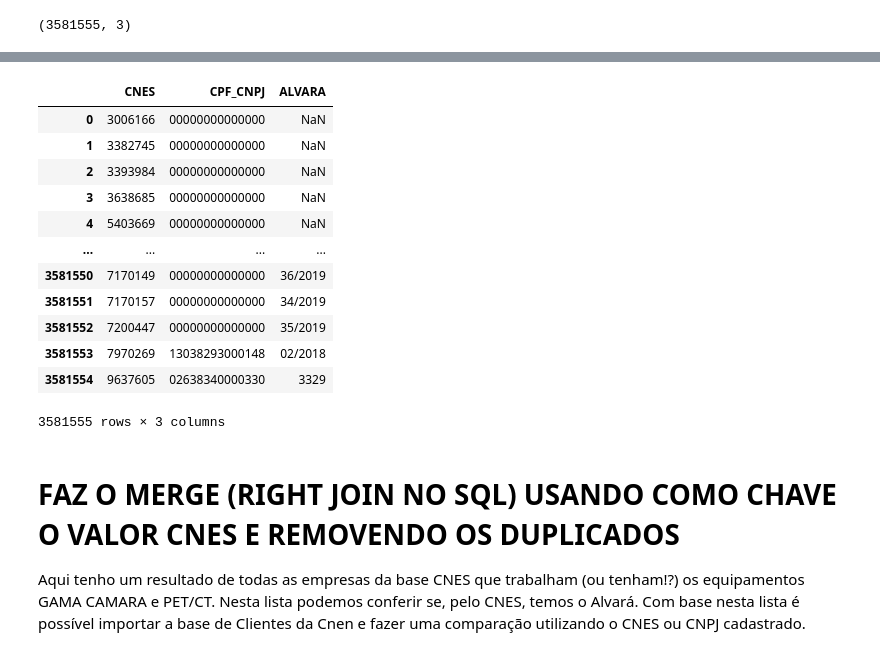
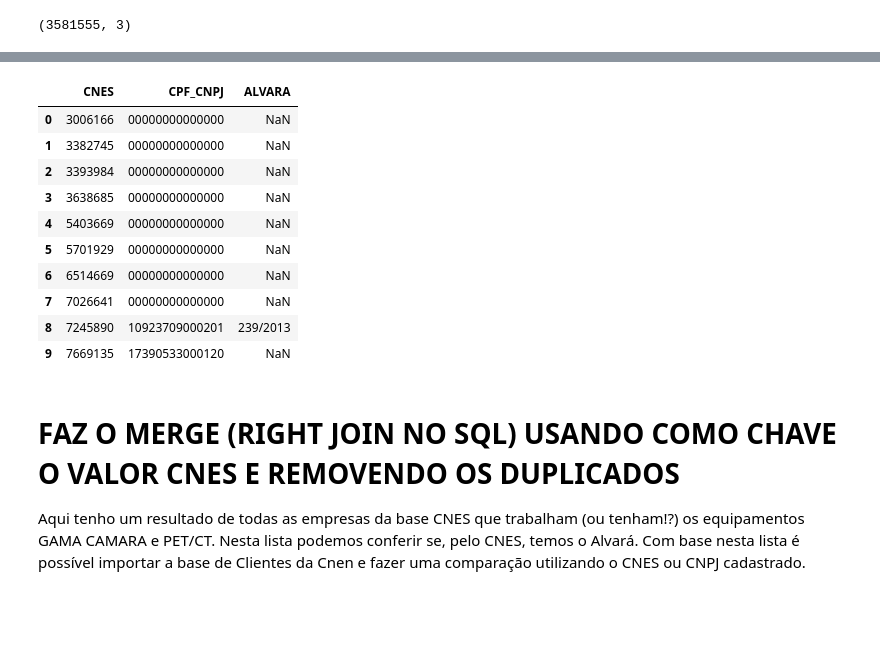
Before and after one commit to hamiltonvalerio/DS_CNES_DATASUS, a Jupyter notebook: CNES.ipynb, the cells around one changed output, grey strips where cells are left out. Saved outputs shown, nothing was run; the diff lists cells and outputs as text; code cells hidden in the pictures; blank space fills up the shorter version.

```diff
--- a/CNES.ipynb
+++ b/CNES.ipynb
@@ -211,19 +159,17 @@ result_cnpj
 # %%
-total_df_ST
+total_df_ST.head(10)
 # %% [output]
 |  | CNES | CPF_CNPJ | ALVARA |
 | 0 | 3006166 | 00000000000000 | NaN |
 | 1 | 3382745 | 00000000000000 | NaN |
 | 2 | 3393984 | 00000000000000 | NaN |
 | 3 | 3638685 | 00000000000000 | NaN |
 | 4 | 5403669 | 00000000000000 | NaN |
-| ... | ... | ... | ... |
-| 3581550 | 7170149 | 00000000000000 | 36/2019 |
-| 3581551 | 7170157 | 00000000000000 | 34/2019 |
-| 3581552 | 7200447 | 00000000000000 | 35/2019 |
-| 3581553 | 7970269 | 13038293000148 | 02/2018 |
-| 3581554 | 9637605 | 02638340000330 | 3329 |
+| 5 | 5701929 | 00000000000000 | NaN |
+| 6 | 6514669 | 00000000000000 | NaN |
+| 7 | 7026641 | 00000000000000 | NaN |
+| 8 | 7245890 | 10923709000201 | 239/2013 |
+| 9 | 7669135 | 17390533000120 | NaN |
-3581555 rows × 3 columns
 # %% [markdown]
 # FAZ O MERGE (RIGHT JOIN NO SQL) USANDO COMO CHAVE O VALOR CNES E REMOVENDO OS DUPLICADOS
 
```
Also changed, not shown: parts of 16 cells of this notebook.
